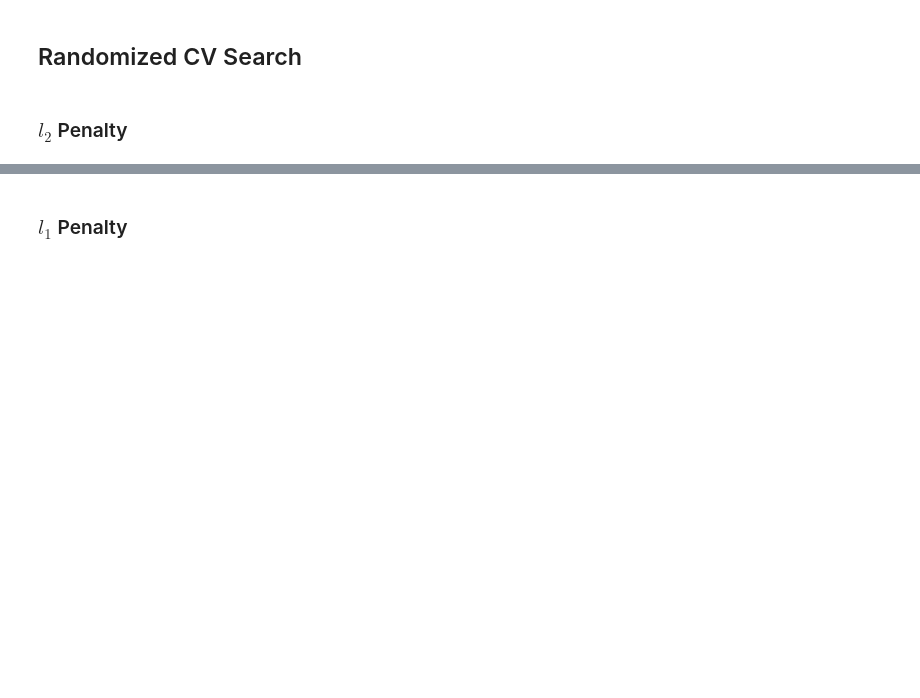
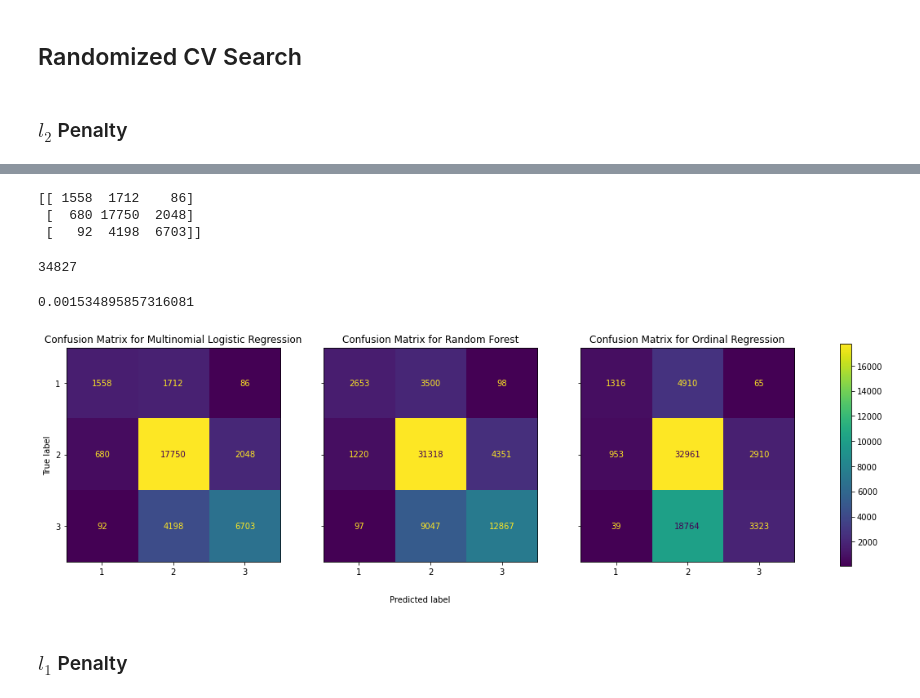
Before and after one commit to vladiatrinh/orie4741proj-vt95-yie3-tt426, a Jupyter notebook: logistic_regression.ipynb, the cells around one changed output, grey strips where cells are left out. Saved outputs shown, nothing was run; the diff lists cells and outputs as text; code cells hidden in the pictures; blank space fills up the shorter version.

```diff
--- a/logistic_regression.ipynb
+++ b/logistic_regression.ipynb
@@ -163,3 +164,57 @@ Accuracy score: 0.74137881528699
+# %%
+print(confusion_matrix(y_test, svc_prediction))
+# %% [output]
+[[ 1558  1712    86]
+ [  680 17750  2048]
+ [   92  4198  6703]]
+# %%
+np.sum(confusion_matrix(y_test, svc_prediction))
+# %% [output]
+34827
+# %%
+100/np.sum(rf_cm)
+# %% [output]
+0.001534895857316081
+# %%
+f, axes = plt.subplots(1, 3, figsize=(20, 5), sharey='row')
+classes = np.array([1, 2, 3])
+
+# multinomial logistic regression
+disp = ConfusionMatrixDisplay(confusion_matrix=confusion_matrix(y_test, svc_prediction),
+                              display_labels=search.classes_,)
+disp.plot(ax=axes[0])
+disp.ax_.set_title("Confusion Matrix for Multinomial Logistic Regression")
+disp.im_.colorbar.remove()
+disp.ax_.set_xlabel('')
+
+# random forest
+rf_cm = np.array([[2653, 3500, 98], [1220, 31318, 4351], [97, 9047, 12867]])
+disp_rf = ConfusionMatrixDisplay(confusion_matrix=rf_cm,
+                                  display_labels=classes)
+disp_rf.plot(ax=axes[1])
+disp_rf.ax_.set_title("Confusion Matrix for Random Forest")
+disp_rf.im_.colorbar.remove()
+disp_rf.ax_.set_xlabel('')
+disp_rf.ax_.set_ylabel('')
+
+# ordinal regression
+or_reg = np.array([[1316, 4910, 65], [953, 32961, 2910], [39, 18764, 3323]])
+classes = np.array([1, 2, 3])
+disp_or = ConfusionMatrixDisplay(confusion_matrix=or_reg,
+                              display_labels=classes)
+disp_or.plot(ax=axes[2])
+disp_or.ax_.set_title("Confusion Matrix for Ordinal Regression")
+disp_or.im_.colorbar.remove()
+disp_or.ax_.set_xlabel('')
+disp_or.ax_.set_ylabel('')
+
+f.text(0.4, 0, 'Predicted label', ha='left')
+f.colorbar(disp.im_, ax=axes)
+
+plt.savefig("confusion_matrix.jpeg", bbox_inches='tight')
+plt.show()
+# %% [output]
+[figure, added]
 # %% [markdown]
 ### $l_1$ Penalty
 # %%
```
Also changed, not shown: parts of 3 cells of this notebook, 3 other files.
